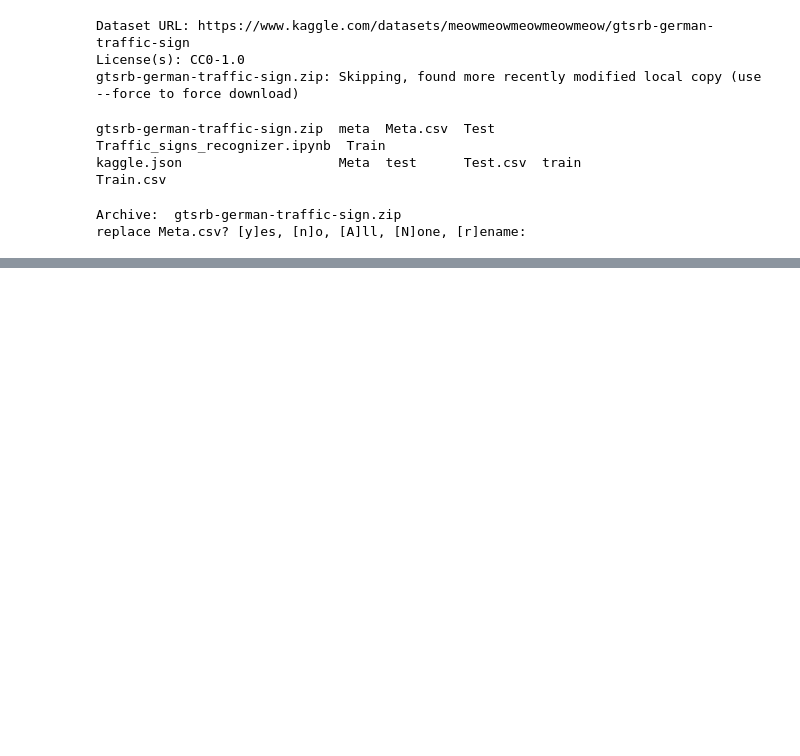
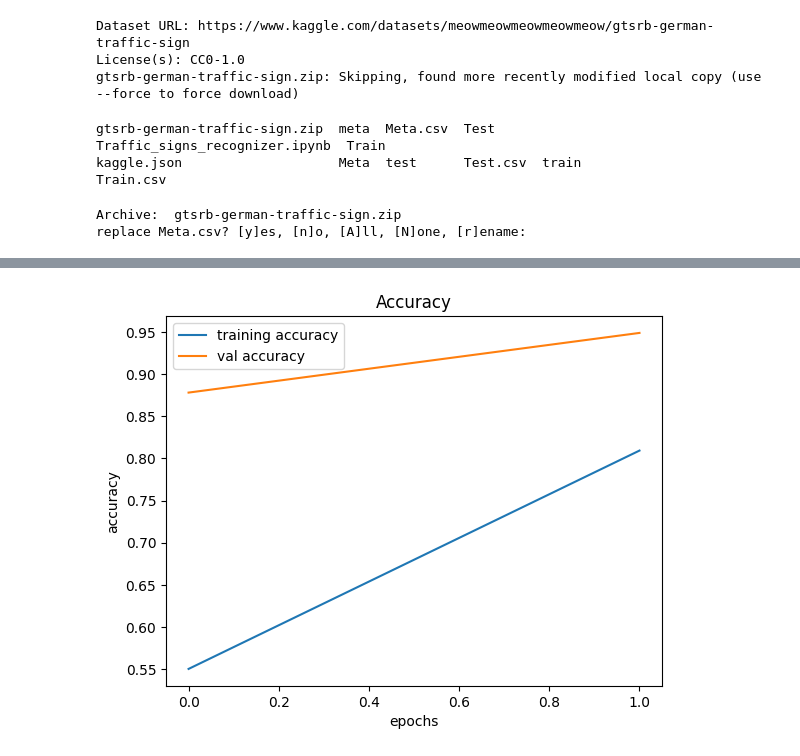
Before and after one commit to yusufozal/trafiki-aretlerinitan-ma, a Jupyter notebook: Untitled0.ipynb, the cells around one changed output, grey strips where cells are left out. Cells and saved outputs as stored; diff of their text form; code cells hidden in the pictures; blank space fills up the shorter version.

```diff
--- a/Untitled0.ipynb
+++ b/Untitled0.ipynb
@@ -112,0 +143,5 @@ print(data.shape, labels.shape)
+# %%
+#Converting the labels into one hot encoding
+y_train = to_categorical(y_train, 43)
+y_test = to_categorical(y_test, 43)
+print(X_train.shape, X_test.shape, y_train.shape, y_test.shape)
@@ -112,0 +156,19 @@ print(data.shape, labels.shape)
+# %%
+#Building the model
+model = Sequential()
+model.add(Conv2D(filters=32, kernel_size=(5,5), activation='relu', input_shape=X_train.shape[1:]))
+model.add(Conv2D(filters=32, kernel_size=(5,5), activation='relu'))
+model.add(MaxPool2D(pool_size=(2, 2)))
+model.add(Dropout(rate=0.25))
+model.add(Conv2D(filters=64, kernel_size=(3, 3), activation='relu'))
+model.add(Conv2D(filters=64, kernel_size=(3, 3), activation='relu'))
+model.add(MaxPool2D(pool_size=(2, 2)))
+model.add(Dropout(rate=0.25))
+model.add(Flatten())
+model.add(Dense(256, activation='relu'))
+model.add(Dropout(rate=0.5))
+model.add(Dense(43, activation='softmax'))
+
+warnings.filterwarnings("ignore", category=DeprecationWarning)
+# %%
+model.compile(loss='categorical_crossentropy', optimizer='adam', metrics=['accuracy'])
@@ -112,0 +195,5 @@ print(data.shape, labels.shape)
+# %%
+history = model.fit(X_train, y_train, batch_size=32, epochs=2, validation_data=(X_test, y_test))
+#Final trainig of model
+
+warnings.filterwarnings("ignore", category=DeprecationWarning)
@@ -112,0 +207,12 @@ print(data.shape, labels.shape)
+# %%
+#plotting graphs for accuracy
+plt.figure(0)
+plt.plot(history.history['accuracy'], label='training accuracy')
+plt.plot(history.history['val_accuracy'], label='val accuracy')
+plt.title('Accuracy')
+plt.xlabel('epochs')
+plt.ylabel('accuracy')
+plt.legend()
+plt.show()
+# %% [output]
+[figure, added]
```
Also changed, not shown: parts of 22 cells of this notebook, 1 other file.
